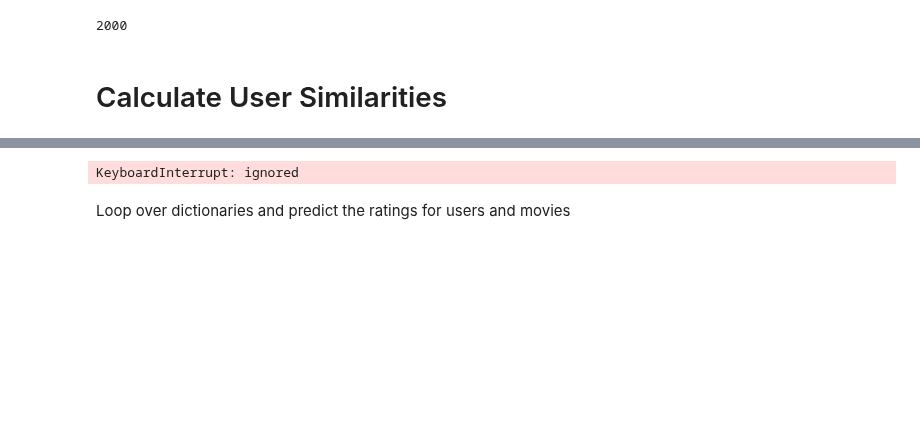
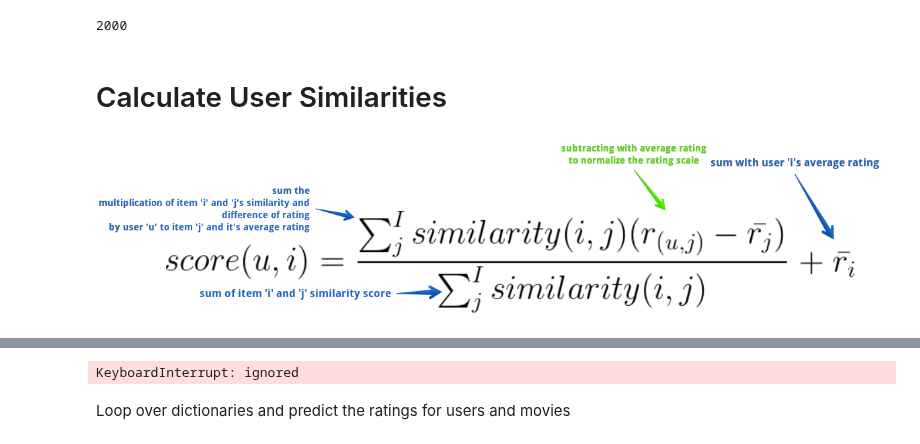
Before and after one commit to MC855FilmesParaTi/machinelearning, a Jupyter notebook: notebooks/9-lfb-User_User_CF_reducedData.ipynb, the cells around one changed output, grey strips where cells are left out. Drawn from its saved outputs; the diff is of its cells as text; code cells hidden in the pictures; blank space fills up the shorter version.

```diff
--- a/notebooks/9-lfb-User_User_CF_reducedData.ipynb
+++ b/notebooks/9-lfb-User_User_CF_reducedData.ipynb
@@ -41,3 +41,8 @@ M
 2000
 # %% [markdown]
 # Calculate User Similarities
+# %%
+from IPython.display import Image
+Image(filename='../reports/figures/user_colaborative_filtering.png')
+# %% [output]
+[figure, added]
```
Also changed, not shown: parts of 2 cells of this notebook.
